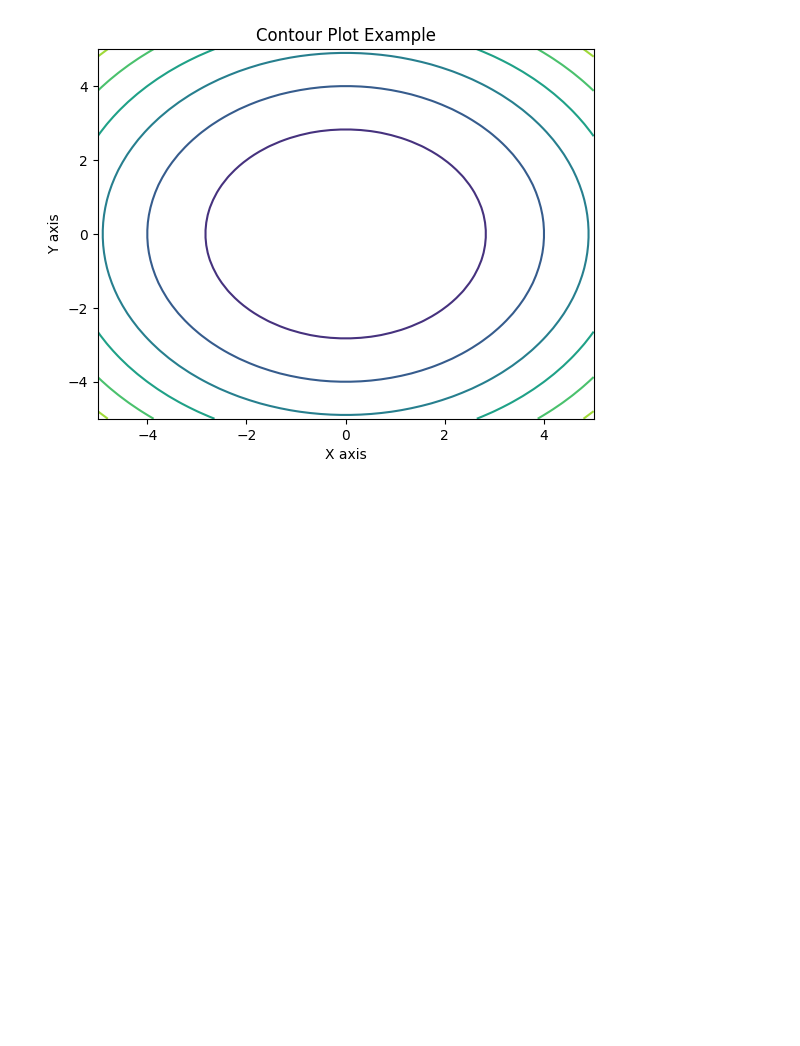
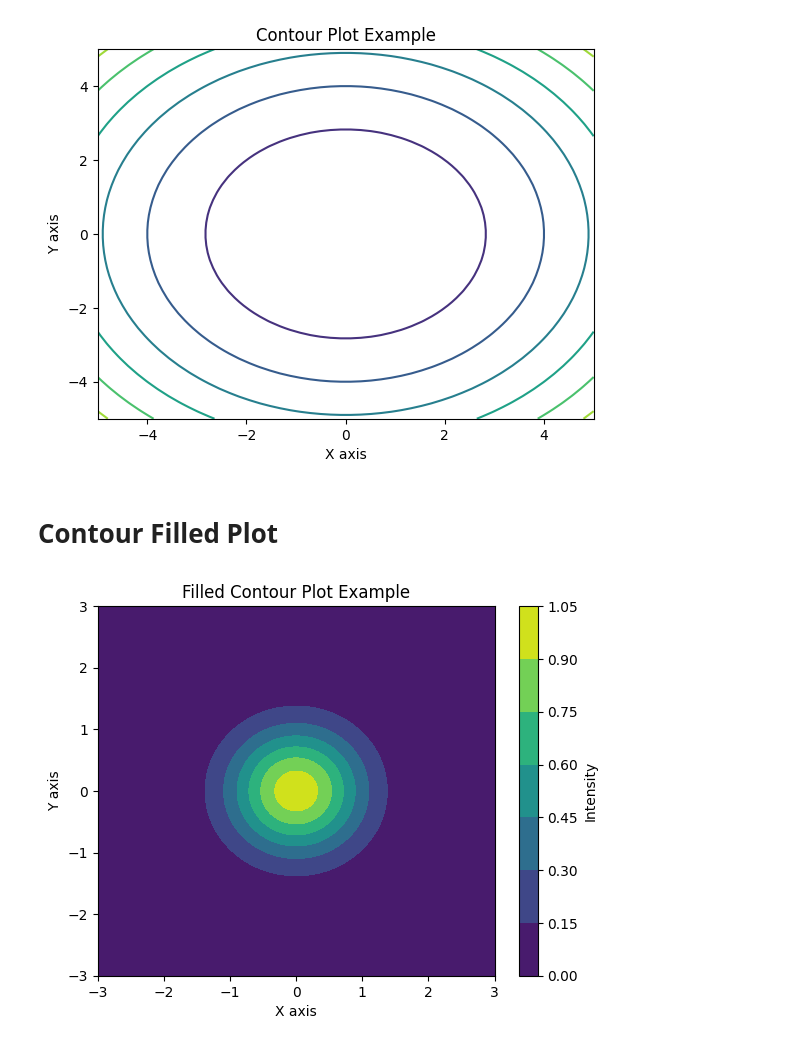
Before and after one commit to pratiksha-2410/Matplotlib-Charts, a Jupyter notebook: Line Plots.ipynb, the cells around one changed output. Cells and saved outputs as stored; diff of their text form; code cells hidden in the pictures; blank space fills up the shorter version.

Commit message:
Gaussian Distribution By Contour Filled Plot

```diff
--- a/Line Plots.ipynb
+++ b/Line Plots.ipynb
@@ -811,3 +811,28 @@ plt.ylabel("Y axis")
 plt.show()
 # %% [output]
 [figure]
+# %% [markdown]
+# Contour Filled Plot
+# %%
+# Gaussian Distribution By Contour Filled Plot
+
+# create grid
+x = np.linspace(-3, 3, 100)
+y = np.linspace(-3, 3, 100)
+
+X, Y = np.meshgrid(x, y)
+
+# function (Gaussian)
+Z = np.exp(-(X**2 + Y**2))
+
+# filled contour plot
+plt.contourf(X, Y, Z, cmap='viridis')
+
+plt.colorbar(label='Intensity')
+plt.title("Filled Contour Plot Example")
+plt.xlabel("X axis")
+plt.ylabel("Y axis")
+
+plt.show()
+# %% [output]
+[figure, added]
```
Also changed, not shown: parts of 2 cells of this notebook, 1 other file.
